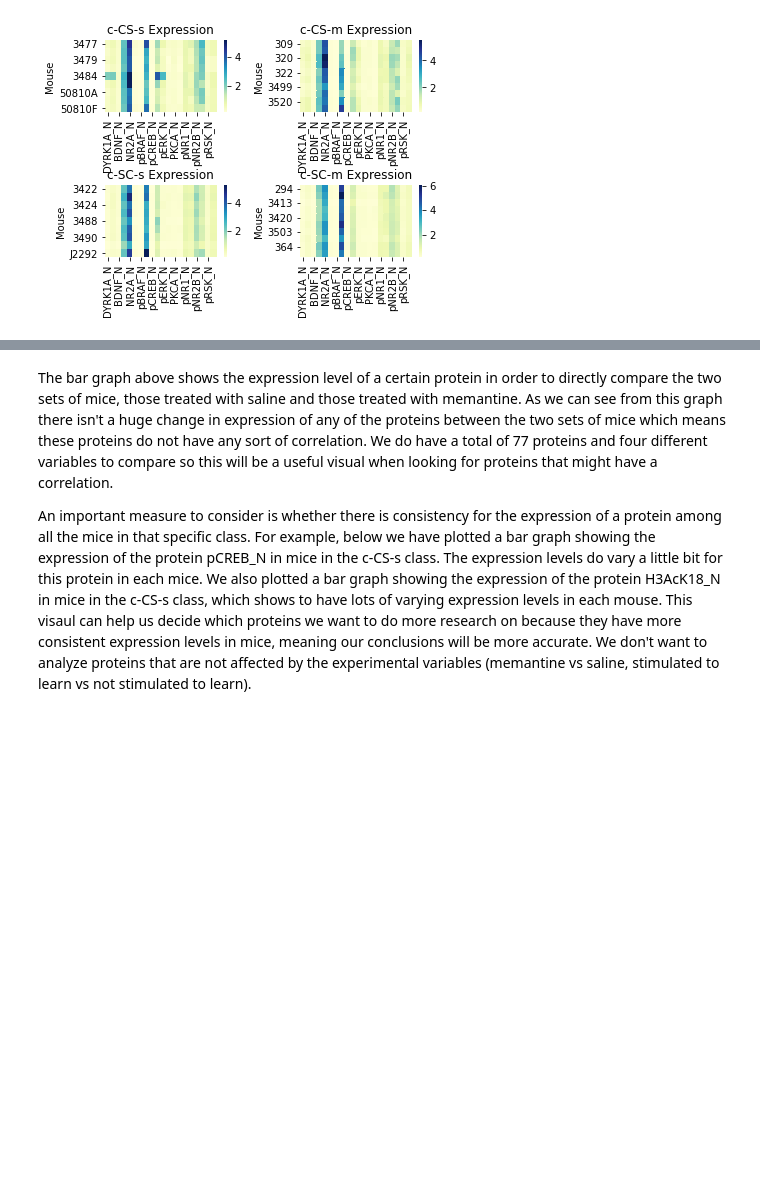
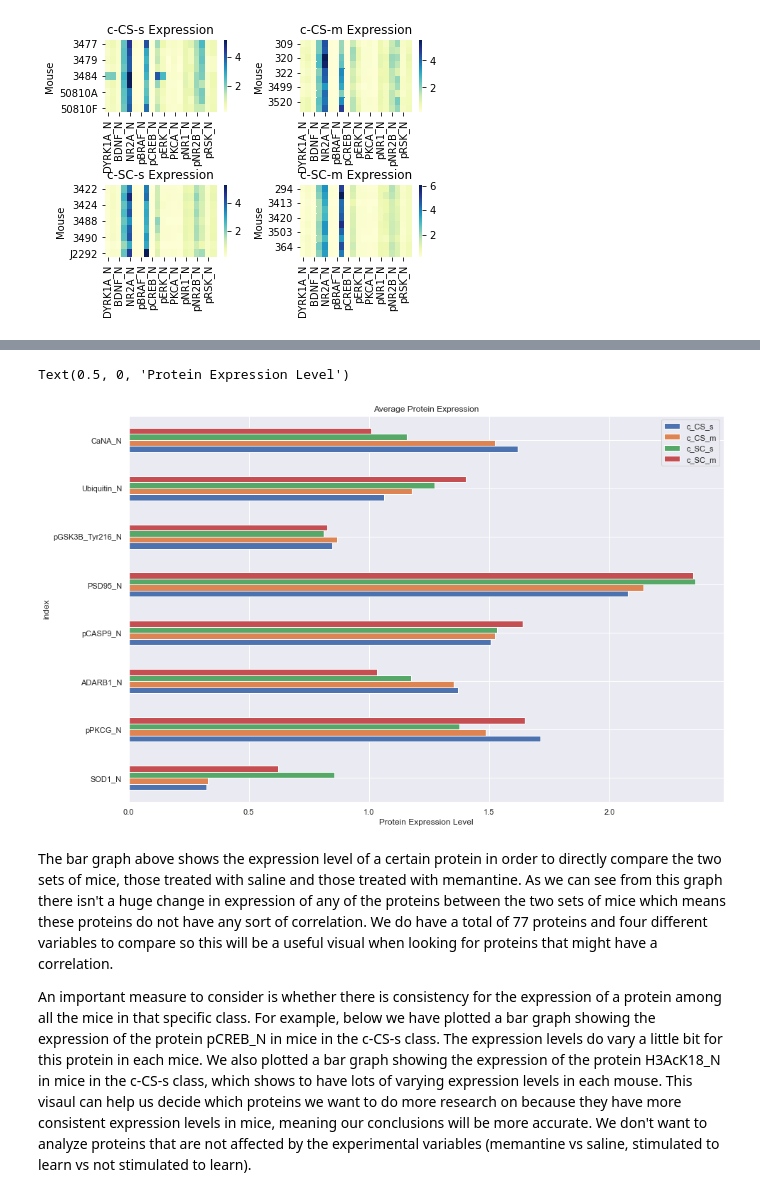
Before and after one commit to prinaldi3/prinaldi3.github.io, a Jupyter notebook: Mice Protein Expression Data-3.ipynb, the cells around one changed output, grey strips where cells are left out. Drawn from its saved outputs; the diff is of its cells as text; code cells hidden in the pictures; blank space fills up the shorter version.

```diff
--- a/Mice Protein Expression Data-3.ipynb
+++ b/Mice Protein Expression Data-3.ipynb
@@ -279,3 +415,9 @@ Text(0.5, 0, 'Protein Expression Level')
+# %%
+ax = proteins[8:].plot(kind='barh', title = "Average Protein Expression")
+plt.xlabel("Protein Expression Level")
+# %% [output]
+Text(0.5, 0, 'Protein Expression Level')
+[figure, added]
 # %% [markdown]
 The bar graph above shows the expression level of a certain protein in order to directly compare the two sets of mice, those treated with saline and those treated with memantine. As we can see from this graph there isn't a huge change in expression of any of the proteins between the two sets of mice which means these proteins do not have any sort of correlation. We do have a total of 77 proteins and four different variables to compare so this will be a useful visual when looking for proteins that might have a correlation.
 
```
Also changed, not shown: parts of 40 cells of this notebook.
